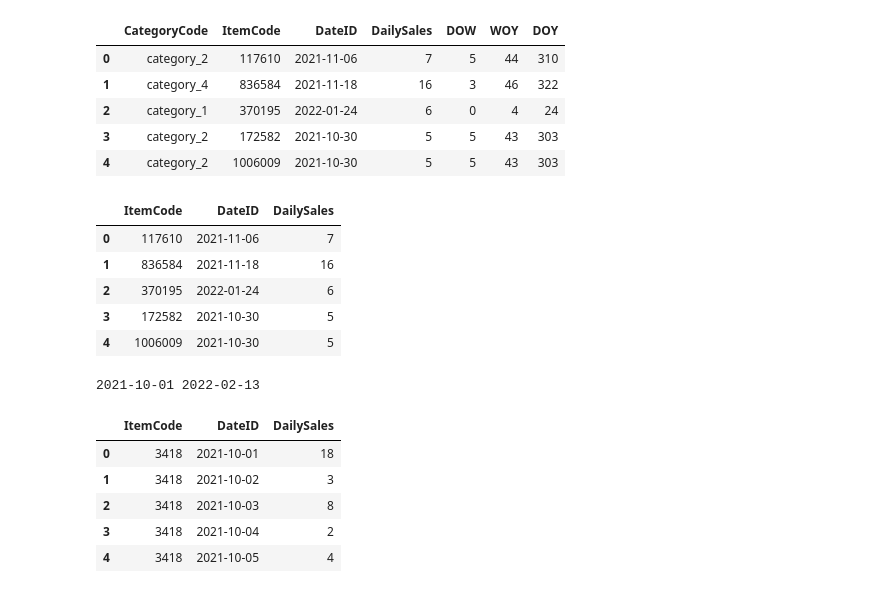
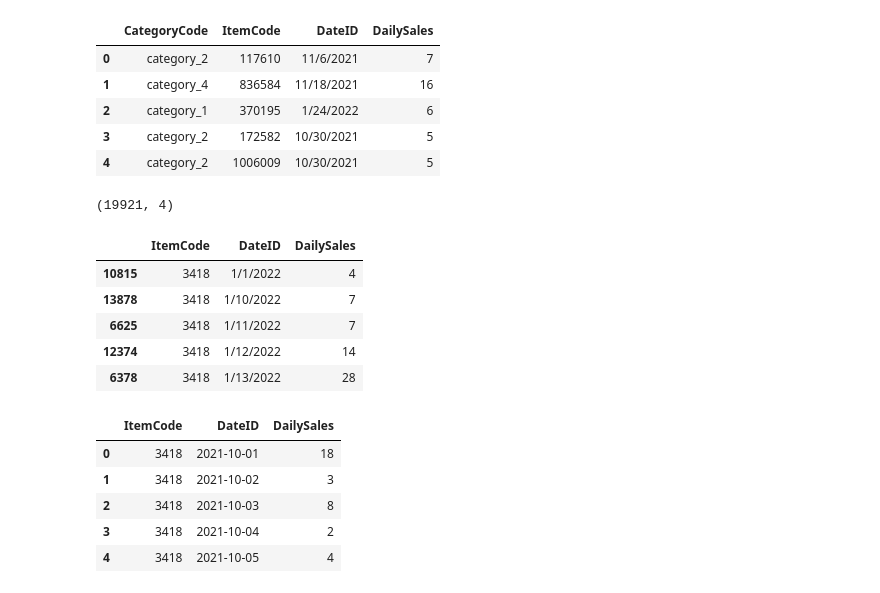
Before and after one commit to BoTZ-TND/DataStorm-2022, a Jupyter notebook: notebooks/data_prep.ipynb, the cells around one changed output. Saved outputs shown, nothing was run; the diff lists cells and outputs as text; code cells hidden in the pictures.

```diff
--- a/notebooks/data_prep.ipynb
+++ b/notebooks/data_prep.ipynb
@@ -3,37 +4,40 @@ import pandas as pd
 # %%
-train_df = pd.read_csv('../data/train_dataV2.csv')
-val_df = pd.read_csv('../data/validation_dataV2.csv')
-test_df = pd.read_csv('../data/test_dataV2.csv')
+train_df = pd.read_csv('../data/train_data.csv')
+val_df = pd.read_csv('../data/validation_data.csv')
+test_df = pd.read_csv('../data/test_data.csv')
 # %%
 train_df.head()
 # %% [output]
-|  | CategoryCode | ItemCode | DateID | DailySales | DOW | WOY | DOY |
-| 0 | category_2 | 117610 | 2021-11-06 | 7 | 5 | 44 | 310 |
-| 1 | category_4 | 836584 | 2021-11-18 | 16 | 3 | 46 | 322 |
-| 2 | category_1 | 370195 | 2022-01-24 | 6 | 0 | 4 | 24 |
-| 3 | category_2 | 172582 | 2021-10-30 | 5 | 5 | 43 | 303 |
-| 4 | category_2 | 1006009 | 2021-10-30 | 5 | 5 | 43 | 303 |
+|  | CategoryCode | ItemCode | DateID | DailySales |
+| 0 | category_2 | 117610 | 11/6/2021 | 7 |
+| 1 | category_4 | 836584 | 11/18/2021 | 16 |
+| 2 | category_1 | 370195 | 1/24/2022 | 6 |
+| 3 | category_2 | 172582 | 10/30/2021 | 5 |
+| 4 | category_2 | 1006009 | 10/30/2021 | 5 |
+# %%
+train_df.shape
+# %% [output]
+(19921, 4)
 # %%
-train_udf = train_df.copy().iloc[:, 1:4]
+train_udf = train_df.copy().iloc[:, 1:4].sort_values(by=['ItemCode', 'DateID'])
 train_udf.head()
 # %% [output]
 |  | ItemCode | DateID | DailySales |
-| 0 | 117610 | 2021-11-06 | 7 |
-| 1 | 836584 | 2021-11-18 | 16 |
-| 2 | 370195 | 2022-01-24 | 6 |
-| 3 | 172582 | 2021-10-30 | 5 |
-| 4 | 1006009 | 2021-10-30 | 5 |
+| 10815 | 3418 | 1/1/2022 | 4 |
+| 13878 | 3418 | 1/10/2022 | 7 |
+| 6625 | 3418 | 1/11/2022 | 7 |
+| 12374 | 3418 | 1/12/2022 | 14 |
+| 6378 | 3418 | 1/13/2022 | 28 |
 # %%
 start_date = min(train_udf.DateID)
 end_date = max(train_udf.DateID)
-print(start_date, end_date)
+# print(start_date, end_date)
 def df_func(x):
     _x = x.copy().reset_index(drop=True)
     _x.drop(columns=['ItemCode'], inplace=True)
     _x['DateID'] = pd.to_datetime(_x['DateID'])
     _x = _x.set_index('DateID')
     __x = _x.resample('D').sum().fillna(0)
+    # print(__x)
     return __x
-# %% [output]
-2021-10-01 2022-02-13
 # %%
```
Also changed, not shown: parts of 32 cells of this notebook, 6 other files.
